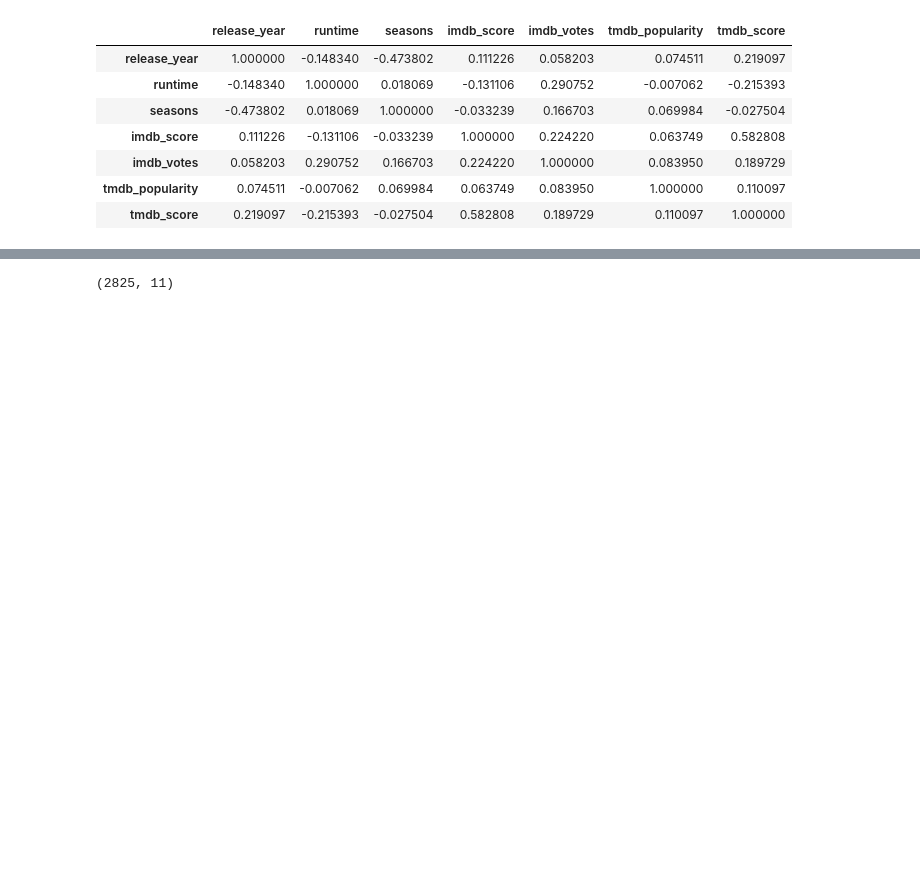
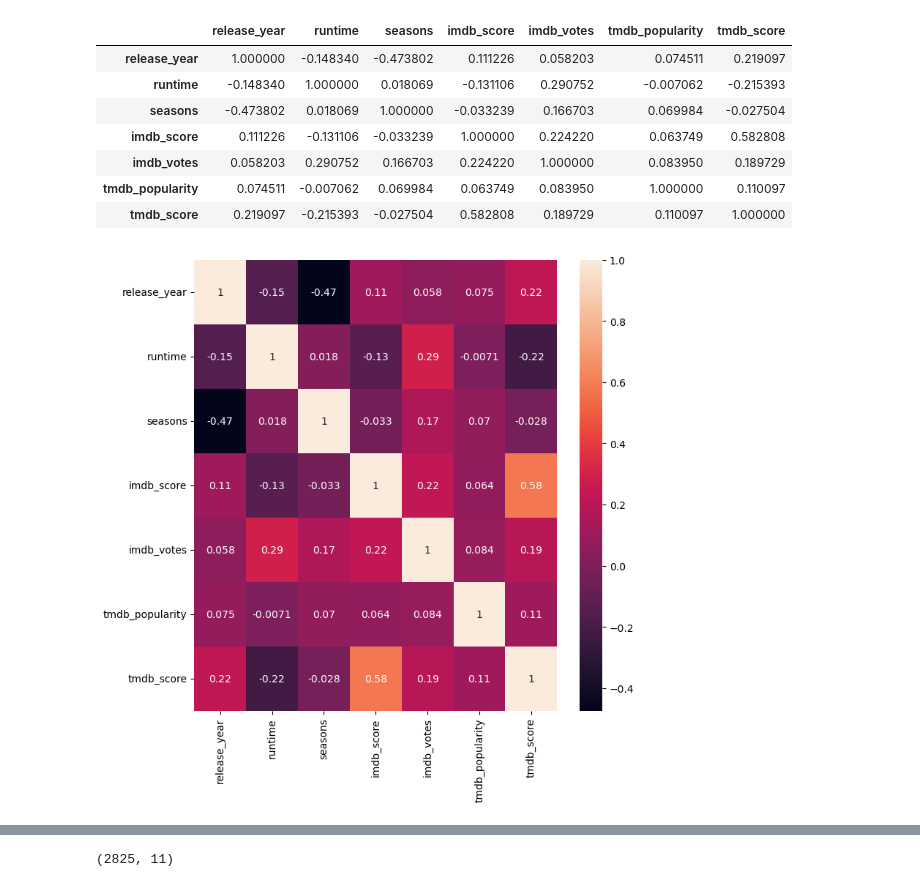
Before and after one commit to soy53/Datathon_ott, a Jupyter notebook: Paramount_1st.ipynb, the cells around one changed output, grey strips where cells are left out. Cells and saved outputs as stored; diff of their text form; code cells hidden in the pictures; blank space fills up the shorter version.

```diff
--- a/Paramount_1st.ipynb
+++ b/Paramount_1st.ipynb
@@ -87,6 +89,15 @@ para_titles.corr()
 | imdb_votes | 0.058203 | 0.290752 | 0.166703 | 0.224220 | 1.000000 | 0.083950 | 0.189729 |
 | tmdb_popularity | 0.074511 | -0.007062 | 0.069984 | 0.063749 | 0.083950 | 1.000000 | 0.110097 |
 | tmdb_score | 0.219097 | -0.215393 | -0.027504 | 0.582808 | 0.189729 | 0.110097 | 1.000000 |
+# %%
+fig = plt.figure(figsize=(8,8))
+fig.set_facecolor('white')
+
+sns.heatmap(para_titles.corr(), annot=True)
+
+plt.show()
+# %% [output]
+[figure, added]
 # %%
 # 필요없는 컬럼 제거
 para = para_titles.drop(['age_certification', 'production_countries', 'imdb_id', 'description'], axis=1)
```
Also changed, not shown: parts of 2 cells of this notebook.
